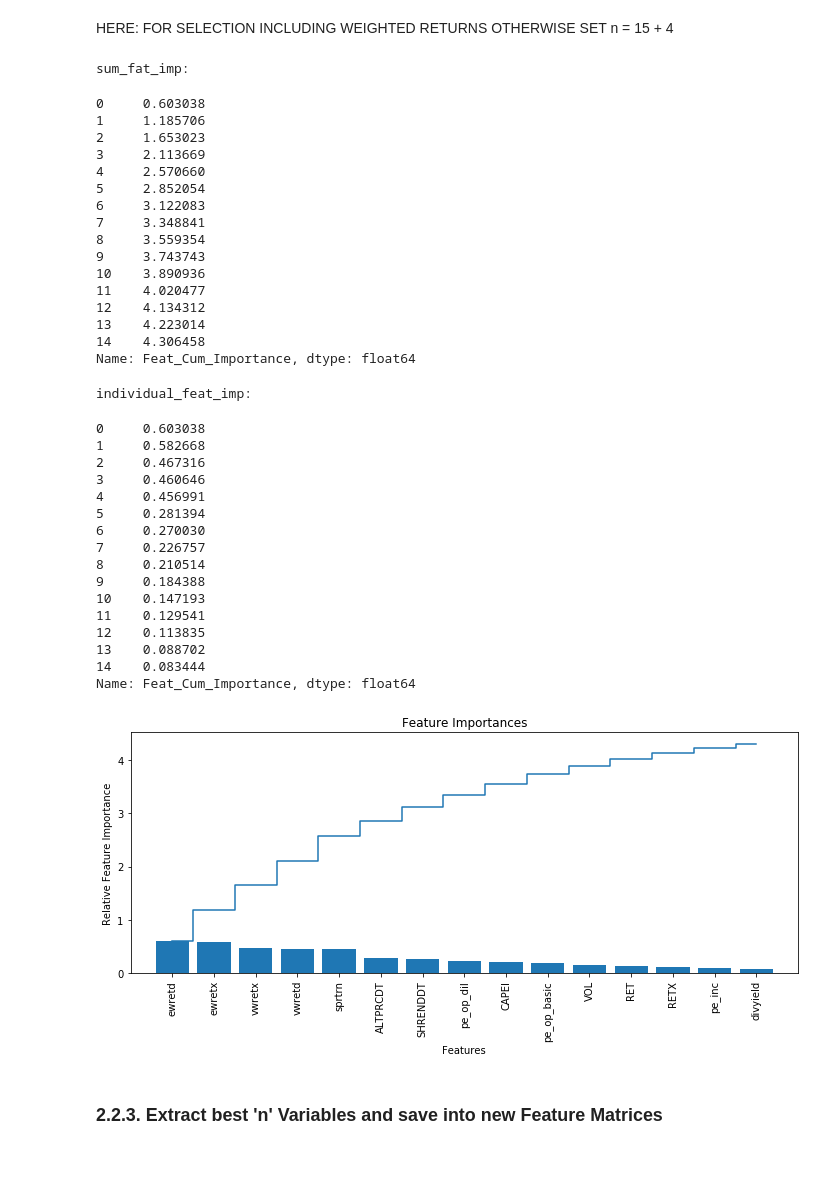
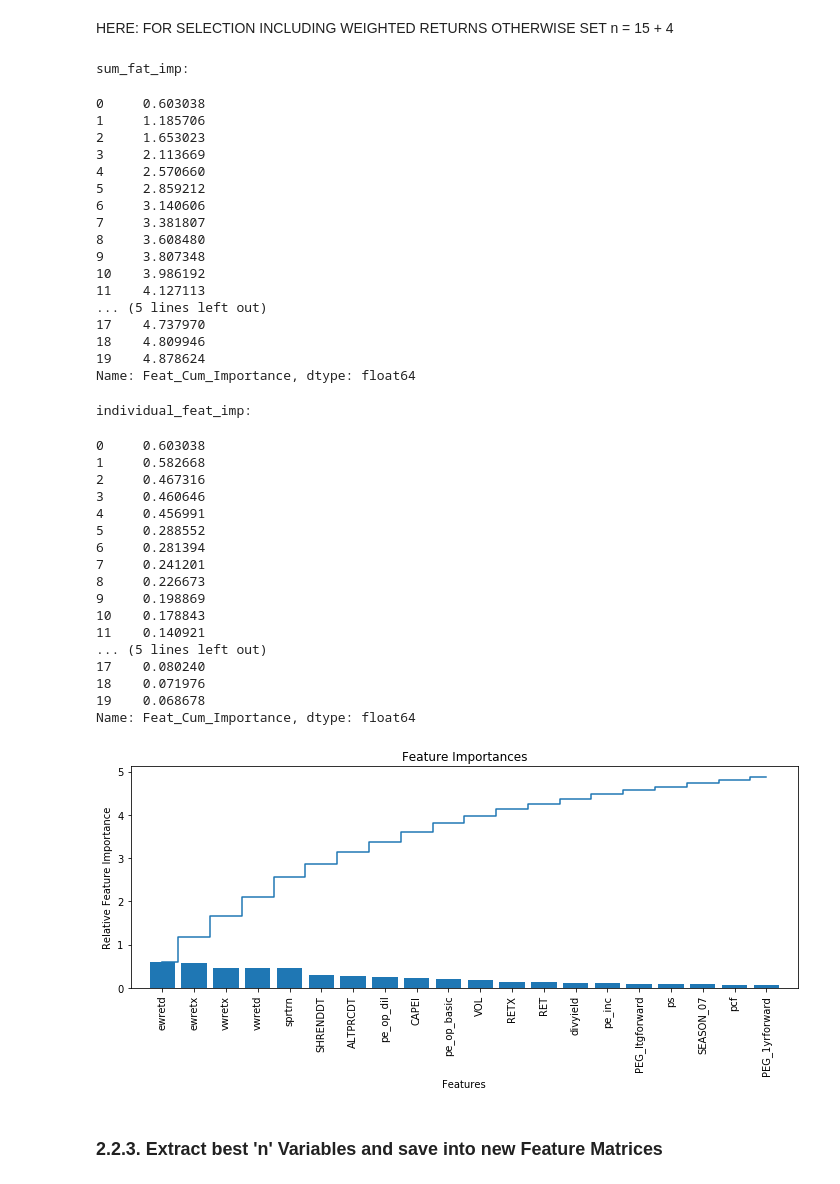
Before and after one commit to mathiasluethi/Machine_Learning_in_Finance_Group_Project, a Jupyter notebook: 2a_feature_selection_randomforest.ipynb, the cells around one changed output. Cells and saved outputs as stored; diff of their text form; code cells hidden in the pictures.

```diff
--- a/2a_feature_selection_randomforest.ipynb
+++ b/2a_feature_selection_randomforest.ipynb
@@ -177,9 +174,14 @@ ACHJA UND ES PAAR COMMENTS CHAME GLOUB WEGCLEANE.
 ################################## NEW
 ##################################
 
+# rs = first random state we choose,
+# n = number of best features we want to select out,
+# m = number of random states we want to have tried out
 rs = 0
-n = 15
+n = 20
 m = 10
+
+# define new empty lists
 df_lab = []
 df_imp = []
 
@@ -221,7 +223,7 @@ while rs < m:
     rs += 1
 
 
-print('In the end, rs = ' + str(rs))
+print('At the end of the loop, rs = ' + str(rs))
 #display(np.array(df_lab))
 #display(np.array(df_imp))
 
@@ -231,5 +233,5 @@ best_features_overall['Feature_Label'] = df_lab
 best_features_overall['Feature_Importance'] = df_imp
 display(best_features_overall.head())
 
-del rs, n, m
+del rs, m
 # %% [output]
@@ -306,7 +309,7 @@ HERE: FOR SELECTION INCLUDING WEIGHTED RETURNS
 # %%
 ################################## NEW
 ##################################
-n = 15
+n = n
 
 ### OLD, when we made just one randomstate
 # Get cumsum of the n most important features
@@ -325,54 +328,56 @@ individual_feat_imp = best_features_cumsum.Feat_Cum_Importance[:n]
 print('individual_feat_imp: ')
 display(individual_feat_imp)
 # Get corresponsing feature labels
 feat_lab = best_features_cumsum.Feature_Label[:n]
 
 # Plot Feature Importance (both cumulative and individual)
 plt.figure(figsize = (10, 5))
 plt.title('Feature Importances')
 plt.bar(range(n), individual_feat_imp, align = 'center')
 plt.xticks(range(n), feat_lab, rotation = 90)
 plt.xlim([-1, n])
 plt.xlabel('Features')
 plt.ylabel('Relative Feature Importance')
 plt.step(range(n), sum_feat_imp, where = 'mid', label = 'Cumulative Feature Importance')
 plt.tight_layout();
 # %% [output]
 sum_fat_imp:
 0     0.603038
 1     1.185706
 2     1.653023
 3     2.113669
 4     2.570660
-5     2.852054
-6     3.122083
-7     3.348841
-8     3.559354
-9     3.743743
-10    3.890936
-11    4.020477
-12    4.134312
-13    4.223014
-14    4.306458
+5     2.859212
+6     3.140606
+7     3.381807
+8     3.608480
+9     3.807348
+10    3.986192
+11    4.127113
+... (5 lines left out)
+17    4.737970
+18    4.809946
+19    4.878624
 Name: Feat_Cum_Importance, dtype: float64
 individual_feat_imp:
 0     0.603038
 1     0.582668
 2     0.467316
 3     0.460646
 4     0.456991
-5     0.281394
-6     0.270030
-7     0.226757
-8     0.210514
-9     0.184388
-10    0.147193
-11    0.129541
-12    0.113835
-13    0.088702
-14    0.083444
+5     0.288552
+6     0.281394
+7     0.241201
+8     0.226673
+9     0.198869
+10    0.178843
+11    0.140921
+... (5 lines left out)
+17    0.080240
+18    0.071976
+19    0.068678
 Name: Feat_Cum_Importance, dtype: float64
-[figure, old version]
+[figure, new version]
 # %% [markdown]
 ### 2.2.3. Extract best 'n' Variables and save into new Feature Matrices
 # %% [markdown]
```
Also changed, not shown: parts of 7 cells of this notebook, 11 other files.
